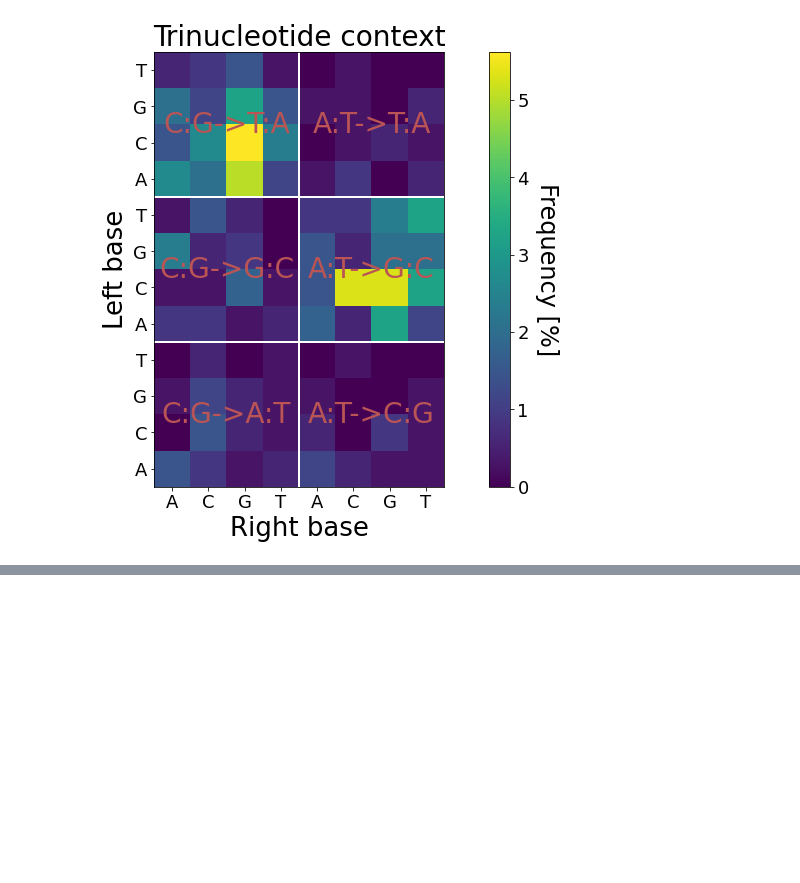
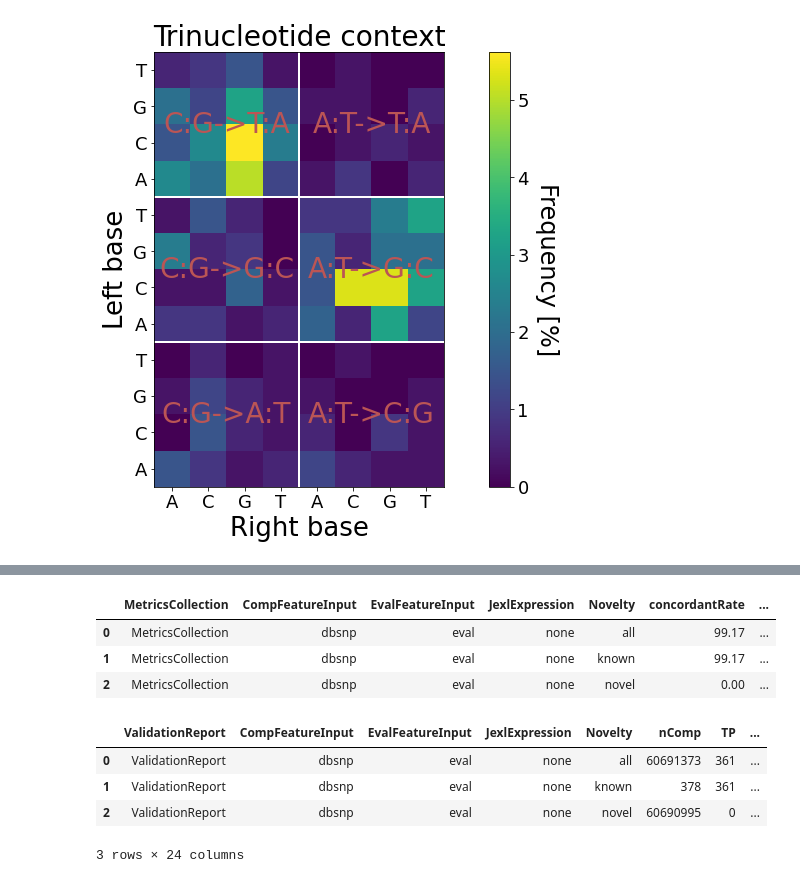
Before and after one commit to Ultimagen/VariantCalling, a Jupyter notebook: src/python/reports/report_wo_gt.ipynb, the cells around one changed output, grey strips where cells are left out. Saved outputs shown, nothing was run; the diff lists cells and outputs as text; code cells hidden in the pictures; blank space fills up the shorter version.

```diff
--- a/src/python/reports/report_wo_gt.ipynb
+++ b/src/python/reports/report_wo_gt.ipynb
@@ -338,0 +402,15 @@ plot_heatmap(motifs)
+# %%
+MetricsCollection
+# %% [output]
+|  | MetricsCollection | CompFeatureInput | EvalFeatureInput | JexlExpression | Novelty | concordantRate | ... |
+| 0 | MetricsCollection | dbsnp | eval | none | all | 99.17 | ... |
+| 1 | MetricsCollection | dbsnp | eval | none | known | 99.17 | ... |
+| 2 | MetricsCollection | dbsnp | eval | none | novel | 0.00 | ... |
+# %%
+ValidationReport
+# %% [output]
+|  | ValidationReport | CompFeatureInput | EvalFeatureInput | JexlExpression | Novelty | nComp | TP | ... |
+| 0 | ValidationReport | dbsnp | eval | none | all | 60691373 | 361 | ... |
+| 1 | ValidationReport | dbsnp | eval | none | known | 378 | 361 | ... |
+| 2 | ValidationReport | dbsnp | eval | none | novel | 60690995 | 0 | ... |
+3 rows × 24 columns
```
Also changed, not shown: parts of 9 cells of this notebook, 1 other file.
